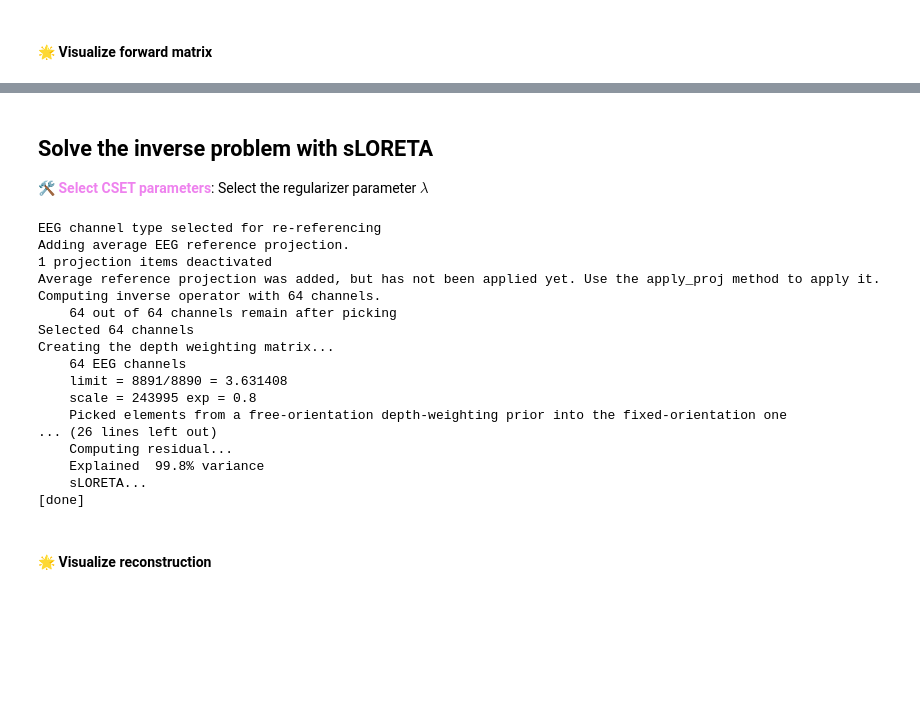
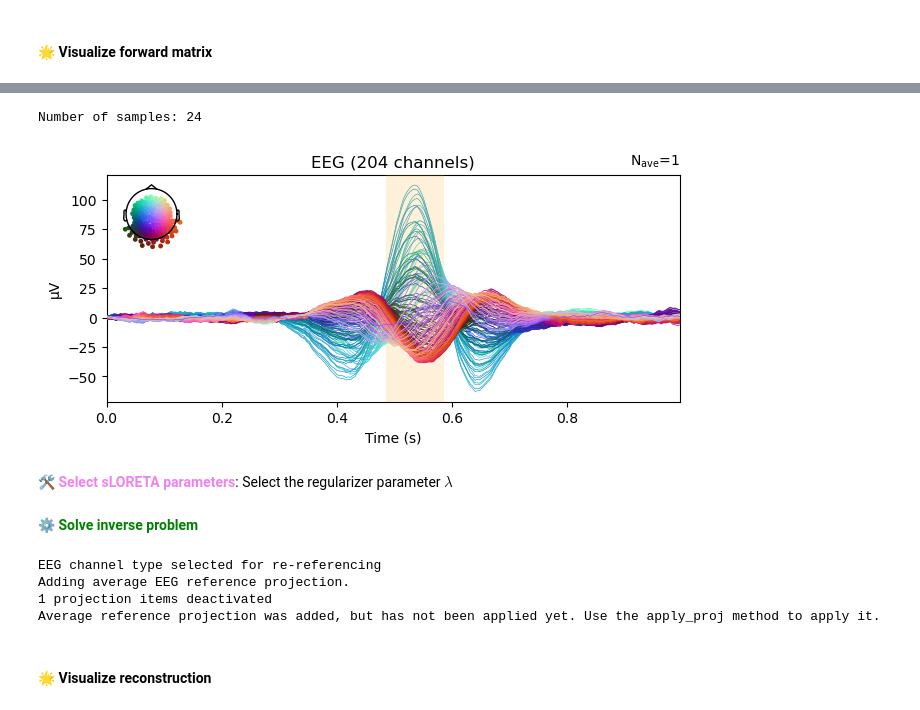
Before and after one commit to NinoHerve/mindmap, a Jupyter notebook: pipeline/4_inverse_sLORETA.ipynb, the cells around one changed output, grey strips where cells are left out. Saved outputs shown, nothing was run; the diff lists cells and outputs as text; code cells hidden in the pictures; blank space fills up the shorter version.

```diff
--- a/pipeline/4_inverse_sLORETA.ipynb
+++ b/pipeline/4_inverse_sLORETA.ipynb
@@ -54,4 +75,18 @@ Widget(value='<iframe src="http://localhost:44175/index.html?ui=P_0x7b0e2209f200
+# %%
+win_size = 0.1      # window size in [s]
+
+_, pt = mm.utils.eeg_rising_phase(data["eeg_inv"], ratio=1)
+dt   = int(win_size * sfreq /2)
+b    = data["eeg_inv"].data[:, pt-dt:pt+dt]
+
+tstart = pt/sfreq-(win_size/2)
+tend   = pt/sfreq+(win_size/2)
+
+print(f"Number of samples: {dt*2}")
+_ = data["eeg_inv"].plot(highlight=[tstart, tend])
+# %% [output]
+Number of samples: 24
+[figure, added]
 # %% [markdown]
-## Solve the inverse problem with sLORETA
-🛠️ <font color=violet>**Select CSET parameters**</font>: Select the regularizer parameter $\lambda$
+🛠️ <font color=violet>**Select sLORETA parameters**</font>: Select the regularizer parameter $\lambda$
 # %%
@@ -59,3 +94,5 @@ lam = 0.1
+# %% [markdown]
+⚙️ <font color=green>**Solve inverse problem**</font>
 # %%
 data["eeg_inv"].set_eeg_reference(projection=True)
 
@@ -63,8 +100,9 @@ inverse = mne.minimum_norm.make_inverse_operator(
     data["eeg_inv"].info,
     data["fwd"],
     noise_cov,
-    loose=0,
-    depth=0.8,
+    fixed=True,
+    depth=None,
+    verbose="warning",
 )
 
 stc = mne.minimum_norm.apply_inverse(
@@ -72,25 +110,15 @@ stc = mne.minimum_norm.apply_inverse(
     inverse,
     lambda2=lam,
     method="sLORETA",
+    verbose="warning",
 )
+
+stc = stc.crop(tstart, tend)
 # %% [output]
 EEG channel type selected for re-referencing
 Adding average EEG reference projection.
 1 projection items deactivated
 Average reference projection was added, but has not been applied yet. Use the apply_proj method to apply it.
-Computing inverse operator with 64 channels.
-    64 out of 64 channels remain after picking
-Selected 64 channels
-Creating the depth weighting matrix...
-    64 EEG channels
-    limit = 8891/8890 = 3.631408
-    scale = 243995 exp = 0.8
-    Picked elements from a free-orientation depth-weighting prior into the fixed-orientation one
-... (26 lines left out)
-    Computing residual...
-    Explained  99.8% variance
-    sLORETA...
-[done]
 # %% [markdown]
 #### 🌟 Visualize reconstruction
 # %%
```
Also changed, not shown: parts of 11 cells of this notebook, 21 other files.
